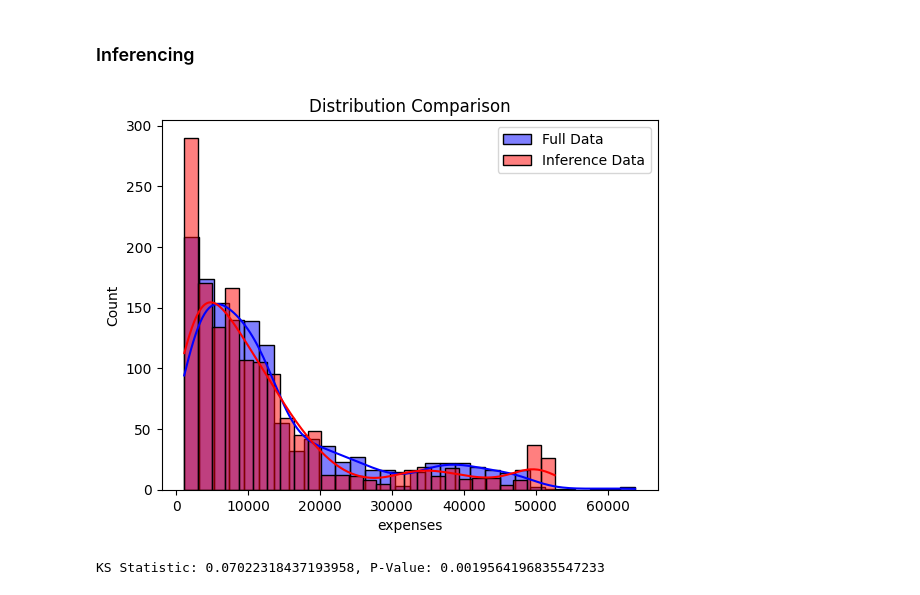
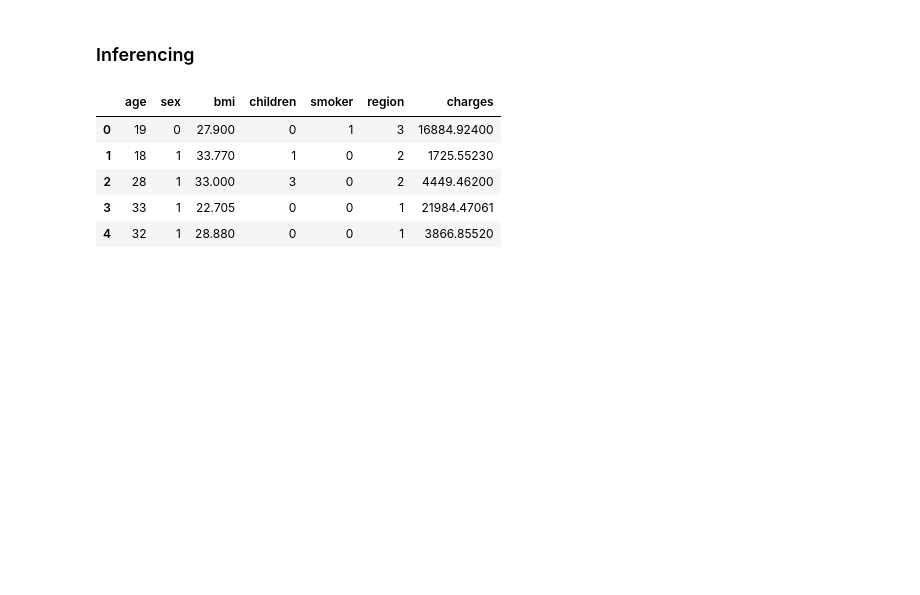
Before and after one commit to darian-7/insurance-policy-pricing-model, a Jupyter notebook: notebooks/sagemaker-deployment.ipynb, the cells around one changed output. Cells and saved outputs as stored; diff of their text form; code cells hidden in the pictures; blank space fills up the shorter version.

```diff
--- a/notebooks/sagemaker-deployment.ipynb
+++ b/notebooks/sagemaker-deployment.ipynb
@@ -376,21 +379,27 @@ Notebook -> Notebook Instances -> Actions -> Stop (Wait) -> Actions -> Delete.
 ### Inferencing
 # %%
 # Load raw inference data
-inf_subset = pd.read_csv('../data/inference_subset.csv')
+inf_subset = pd.read_csv('../data/insurance3r2.csv')
+inf_dropped = inf_subset.drop(columns=['steps', 'insuranceclaim'])
+inf_dropped.head()
 
-# Visual Comparison
-sns.histplot(data['expenses'], kde=True, label='Full Data', color='blue')
-sns.histplot(inf_subset['expenses'], kde=True, label='Inference Data', color='red')
-plt.legend()
-plt.title('Distribution Comparison')
-plt.show()
+# # Visual Comparison
+# sns.histplot(data['expenses'], kde=True, label='Full Data', color='blue')
+# sns.histplot(inf_dropped['charges'], kde=True, label='Inference Data', color='red')
+# plt.legend()
+# plt.title('Distribution Comparison')
+# plt.show()
 
-# Statistical Test - Kolmogorov-Smirnov Test
-stat, p_value = ks_2samp(data['expenses'], inf_subset['expenses'])
-print(f'KS Statistic: {stat}, P-Value: {p_value}')
+# # Statistical Test - Kolmogorov-Smirnov Test
+# stat, p_value = ks_2samp(data['expenses'], inf_dropped['charges'])
+# print(f'KS Statistic: {stat}, P-Value: {p_value}')
 # %% [output]
-[figure, removed]
-KS Statistic: 0.07022318437193958, P-Value: 0.0019564196835547233
+|  | age | sex | bmi | children | smoker | region | charges |
+| 0 | 19 | 0 | 27.900 | 0 | 1 | 3 | 16884.92400 |
+| 1 | 18 | 1 | 33.770 | 1 | 0 | 2 | 1725.55230 |
+| 2 | 28 | 1 | 33.000 | 3 | 0 | 2 | 4449.46200 |
+| 3 | 33 | 1 | 22.705 | 0 | 0 | 1 | 21984.47061 |
+| 4 | 32 | 1 | 28.880 | 0 | 0 | 1 | 3866.85520 |
 # %%
 # Feature engineering for inference data:
 
```
Also changed, not shown: parts of 9 cells of this notebook, 5 other files.
